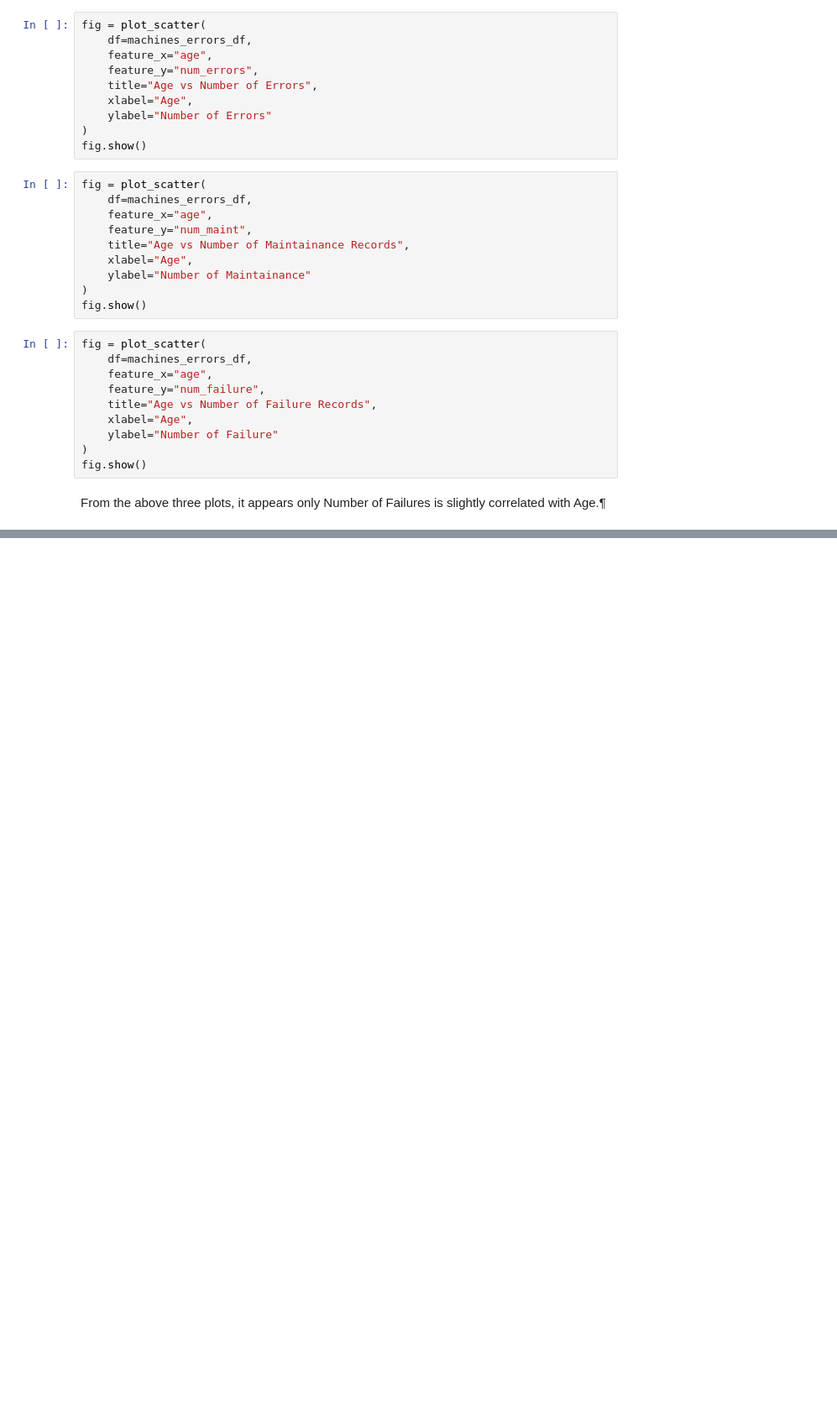
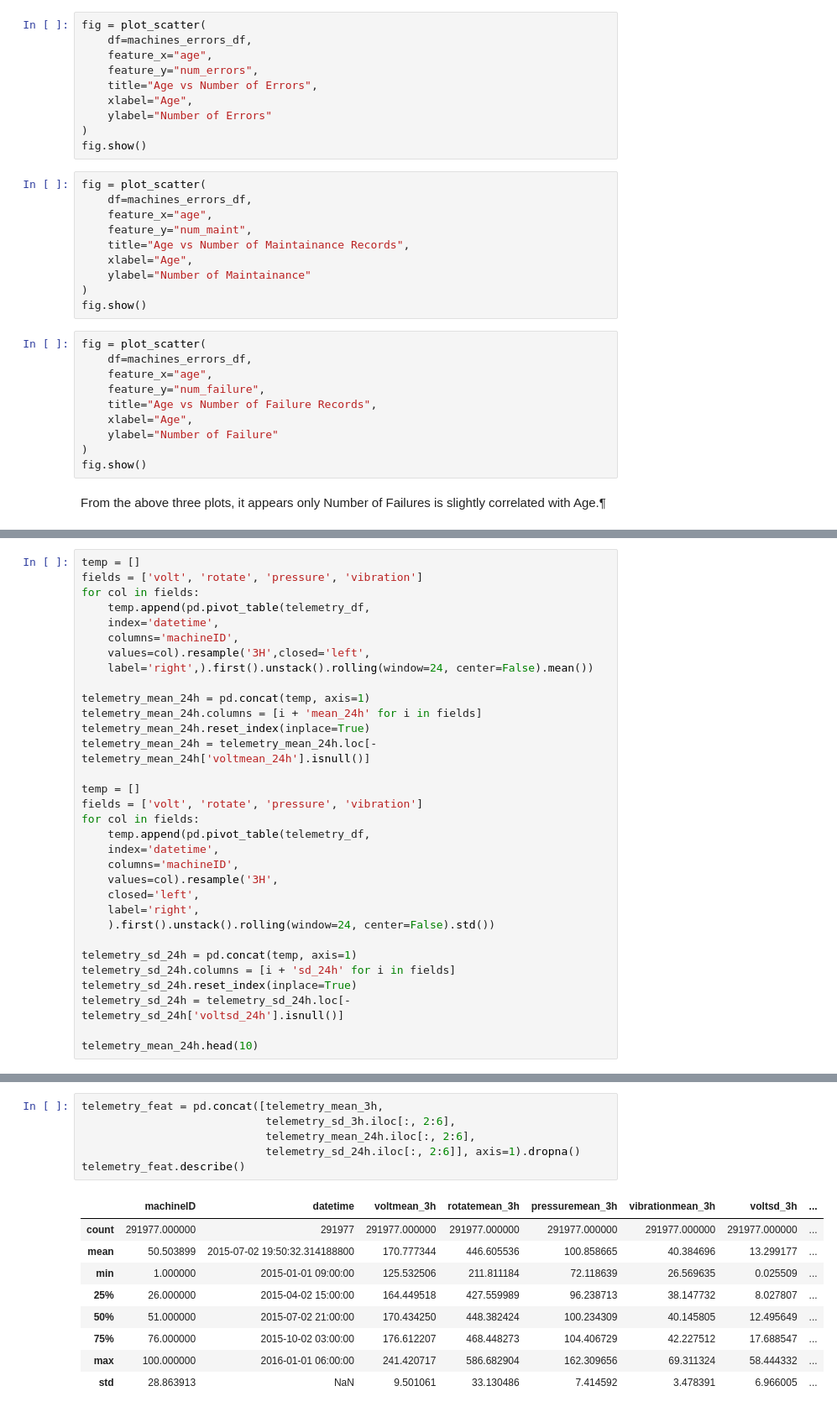
Before and after one commit to azrael-07/FinalProject, a Jupyter notebook: PredictiveMaintenance.ipynb, the cells around one changed output, grey strips where cells are left out. Shown at 84% size. Drawn from its saved outputs; the diff is of its cells as text; blank space fills up the shorter version.

```diff
--- a/PredictiveMaintenance.ipynb
+++ b/PredictiveMaintenance.ipynb
@@ -357,0 +398,32 @@ From the above three plots, it appears only Number of Failures is slightly corre
+# %%
+temp = []
+fields = ['volt', 'rotate', 'pressure', 'vibration']
+for col in fields:
+    temp.append(pd.pivot_table(telemetry_df,
+    index='datetime',
+    columns='machineID',
+    values=col).resample('3H',closed='left',
+    label='right',).first().unstack().rolling(window=24, center=False).mean())
+
+telemetry_mean_24h = pd.concat(temp, axis=1)
+telemetry_mean_24h.columns = [i + 'mean_24h' for i in fields]
+telemetry_mean_24h.reset_index(inplace=True)
+telemetry_mean_24h = telemetry_mean_24h.loc[-telemetry_mean_24h['voltmean_24h'].isnull()]
+
+temp = []
+fields = ['volt', 'rotate', 'pressure', 'vibration']
+for col in fields:
+    temp.append(pd.pivot_table(telemetry_df,
+    index='datetime',
+    columns='machineID',
+    values=col).resample('3H',
+    closed='left',
+    label='right',
+    ).first().unstack().rolling(window=24, center=False).std())
+
+telemetry_sd_24h = pd.concat(temp, axis=1)
+telemetry_sd_24h.columns = [i + 'sd_24h' for i in fields]
+telemetry_sd_24h.reset_index(inplace=True)
+telemetry_sd_24h = telemetry_sd_24h.loc[-telemetry_sd_24h['voltsd_24h'].isnull()]
+
+telemetry_mean_24h.head(10)
@@ -357,0 +448,16 @@ From the above three plots, it appears only Number of Failures is slightly corre
+# %%
+telemetry_feat = pd.concat([telemetry_mean_3h,
+                            telemetry_sd_3h.iloc[:, 2:6],
+                            telemetry_mean_24h.iloc[:, 2:6],
+                            telemetry_sd_24h.iloc[:, 2:6]], axis=1).dropna()
+telemetry_feat.describe()
+# %% [output]
+|  | machineID | datetime | voltmean_3h | rotatemean_3h | pressuremean_3h | vibrationmean_3h | voltsd_3h | ... |
+| count | 291977.000000 | 291977 | 291977.000000 | 291977.000000 | 291977.000000 | 291977.000000 | 291977.000000 | ... |
+| mean | 50.503899 | 2015-07-02 19:50:32.314188800 | 170.777344 | 446.605536 | 100.858665 | 40.384696 | 13.299177 | ... |
+| min | 1.000000 | 2015-01-01 09:00:00 | 125.532506 | 211.811184 | 72.118639 | 26.569635 | 0.025509 | ... |
+| 25% | 26.000000 | 2015-04-02 15:00:00 | 164.449518 | 427.559989 | 96.238713 | 38.147732 | 8.027807 | ... |
+| 50% | 51.000000 | 2015-07-02 21:00:00 | 170.434250 | 448.382424 | 100.234309 | 40.145805 | 12.495649 | ... |
+| 75% | 76.000000 | 2015-10-02 03:00:00 | 176.612207 | 468.448273 | 104.406729 | 42.227512 | 17.688547 | ... |
+| max | 100.000000 | 2016-01-01 06:00:00 | 241.420717 | 586.682904 | 162.309656 | 69.311324 | 58.444332 | ... |
+| std | 28.863913 | NaN | 9.501061 | 33.130486 | 7.414592 | 3.478391 | 6.966005 | ... |
```
Also changed, not shown: parts of 7 cells of this notebook.
